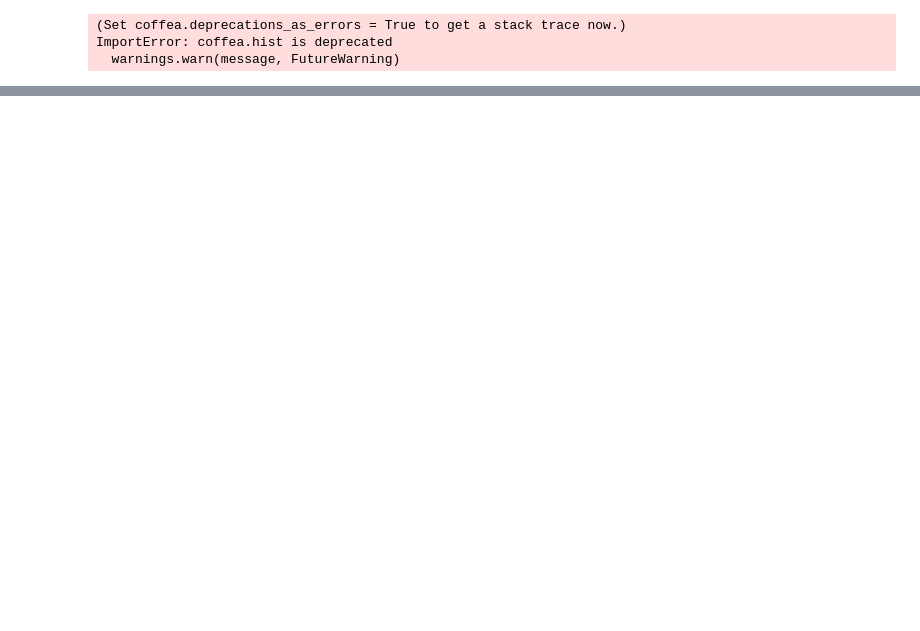
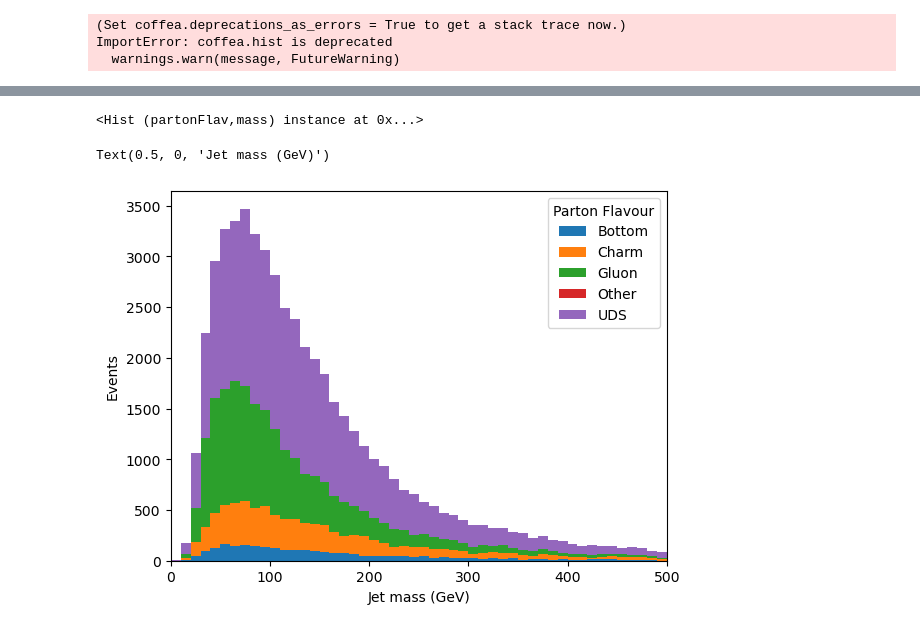
Before and after one commit to laurenhay/GluonJetMass, a Jupyter notebook: dijetSelection_studies.ipynb, the cells around one changed output, grey strips where cells are left out. Drawn from its saved outputs; the diff is of its cells as text; code cells hidden in the pictures; blank space fills up the shorter version.

```diff
--- a/dijetSelection_studies.ipynb
+++ b/dijetSelection_studies.ipynb
@@ -417,7 +480,17 @@ plt.ylim([0.,1.0])
 # %%
 #sum entries in bins --> plot as y-axis
 
-# hist.plot1d(result['pt_jet2'], ax = axs[1], stack = True)
-# axs[1].set_xlabel("Jet2 pt (GeV)")
-# hist.plot1d(result['pt_jet1'], ax = axs[2], stack = True)
-# axs[2].set_xlabel("Leading jet pt (GeV)")
+%matplotlib inline
+import matplotlib.pyplot as plt
+# plt.rcParams["figure.figsize"] = (20,5)
+
+
+# fig, axs = plt.subplots(1, 3)
+print(result['jet_mass'].sum('jetNumb'))
+hist.plot1d(result['jet_mass'].sum('jetNumb'), stack = True)
+#axs[0].set_xlabel("Jet mass (GeV)")
+plt.xlabel("Jet mass (GeV)")
+# %% [output]
+<Hist (partonFlav,mass) instance at 0x...>
+Text(0.5, 0, 'Jet mass (GeV)')
+[figure, added]
```
Also changed, not shown: parts of 5 cells of this notebook, 5 other files.
